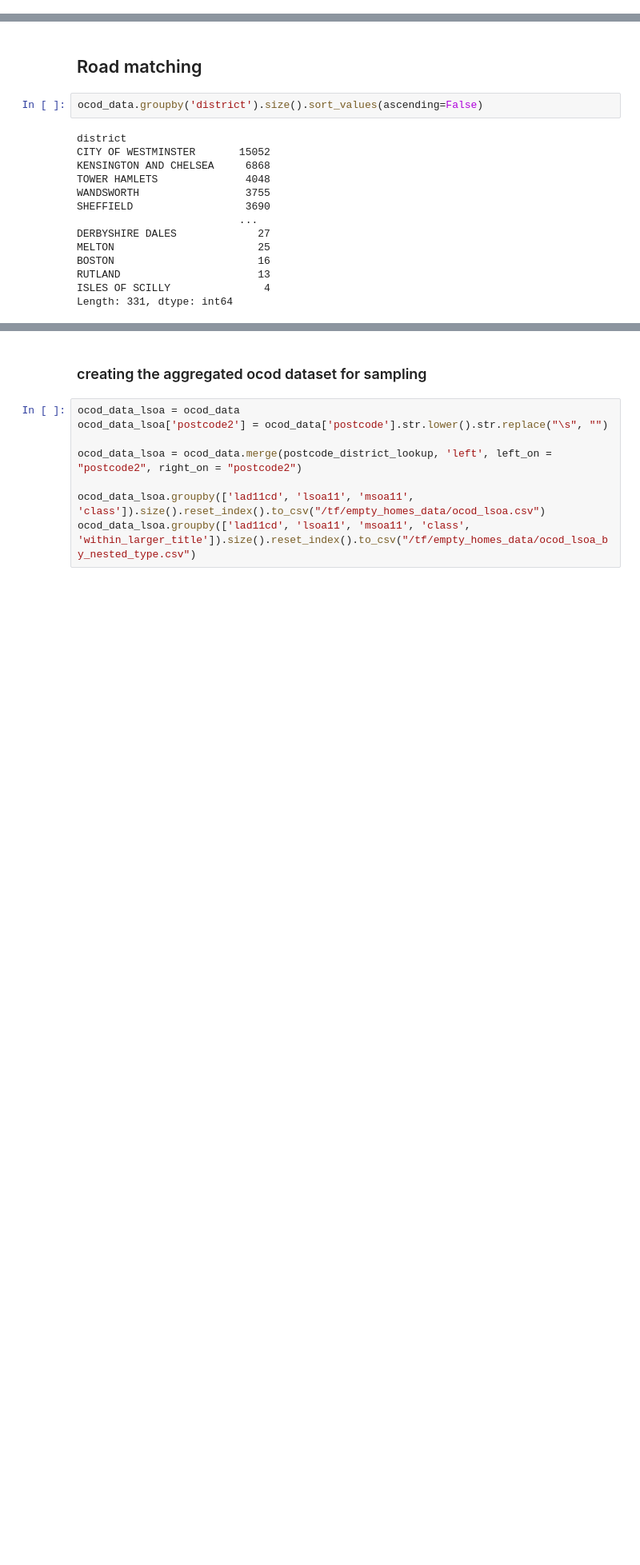
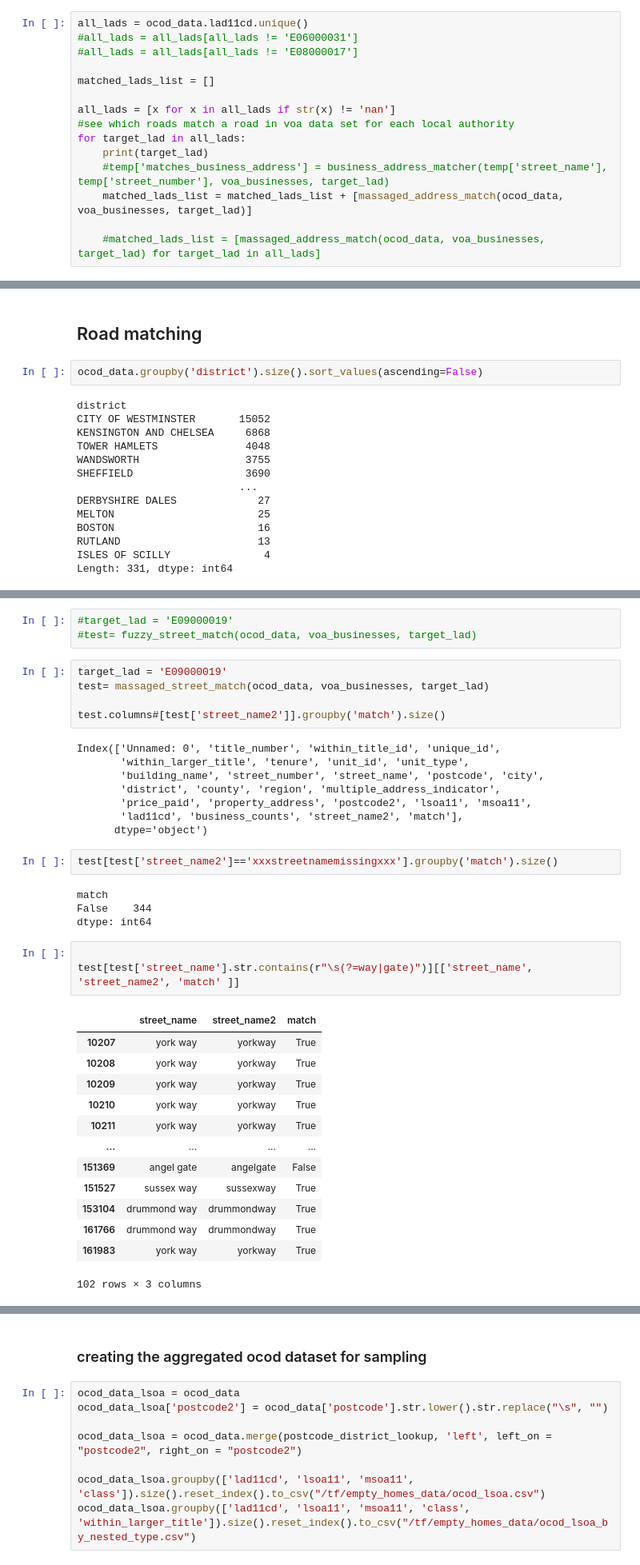
Before and after one commit to JonnoB/enhance_ocod, a Jupyter notebook: Analysing the ocod dataset.ipynb, the cells around one changed output, grey strips where cells are left out. Shown: that part at 80% size. Saved outputs shown, nothing was run; the diff lists cells and outputs as text; blank space fills up the shorter version.

```diff
--- a/Analysing the ocod dataset.ipynb
+++ b/Analysing the ocod dataset.ipynb
@@ -97,0 +586,15 @@ ocod_data["business_counts"] = ocod_data["business_counts"].fillna(0)
+# %%
+all_lads = ocod_data.lad11cd.unique()
+#all_lads = all_lads[all_lads != 'E06000031']
+#all_lads = all_lads[all_lads != 'E08000017']
+
+matched_lads_list = []
+
+all_lads = [x for x in all_lads if str(x) != 'nan']
+#see which roads match a road in voa data set for each local authority
+for target_lad in all_lads:
+    print(target_lad)
+    #temp['matches_business_address'] = business_address_matcher(temp['street_name'], temp['street_number'], voa_businesses, target_lad)
+    matched_lads_list = matched_lads_list + [massaged_address_match(ocod_data, voa_businesses, target_lad)]
+
+    #matched_lads_list = [massaged_address_match(ocod_data, voa_businesses, target_lad) for target_lad in all_lads]
@@ -301,0 +903,39 @@ ocod_data
+# %%
+#target_lad = 'E09000019'
+#test= fuzzy_street_match(ocod_data, voa_businesses, target_lad)
+# %%
+target_lad = 'E09000019'
+test= massaged_street_match(ocod_data, voa_businesses, target_lad)
+
+test.columns#[test['street_name2']].groupby('match').size()
+# %% [output]
+Index(['Unnamed: 0', 'title_number', 'within_title_id', 'unique_id',
+       'within_larger_title', 'tenure', 'unit_id', 'unit_type',
+       'building_name', 'street_number', 'street_name', 'postcode', 'city',
+       'district', 'county', 'region', 'multiple_address_indicator',
+       'price_paid', 'property_address', 'postcode2', 'lsoa11', 'msoa11',
+       'lad11cd', 'business_counts', 'street_name2', 'match'],
+      dtype='object')
+# %%
+test[test['street_name2']=='xxxstreetnamemissingxxx'].groupby('match').size()
+# %% [output]
+match
+False    344
+dtype: int64
+# %%
+
+test[test['street_name'].str.contains(r"\s(?=way|gate)")][['street_name', 'street_name2', 'match' ]]
+# %% [output]
+|  | street_name | street_name2 | match |
+| 10207 | york way | yorkway | True |
+| 10208 | york way | yorkway | True |
+| 10209 | york way | yorkway | True |
+| 10210 | york way | yorkway | True |
+| 10211 | york way | yorkway | True |
+| ... | ... | ... | ... |
+| 151369 | angel gate | angelgate | False |
+| 151527 | sussex way | sussexway | True |
+| 153104 | drummond way | drummondway | True |
+| 161766 | drummond way | drummondway | True |
+| 161983 | york way | yorkway | True |
+102 rows × 3 columns
```
Also changed, not shown: parts of 51 cells of this notebook, 58 other files.
